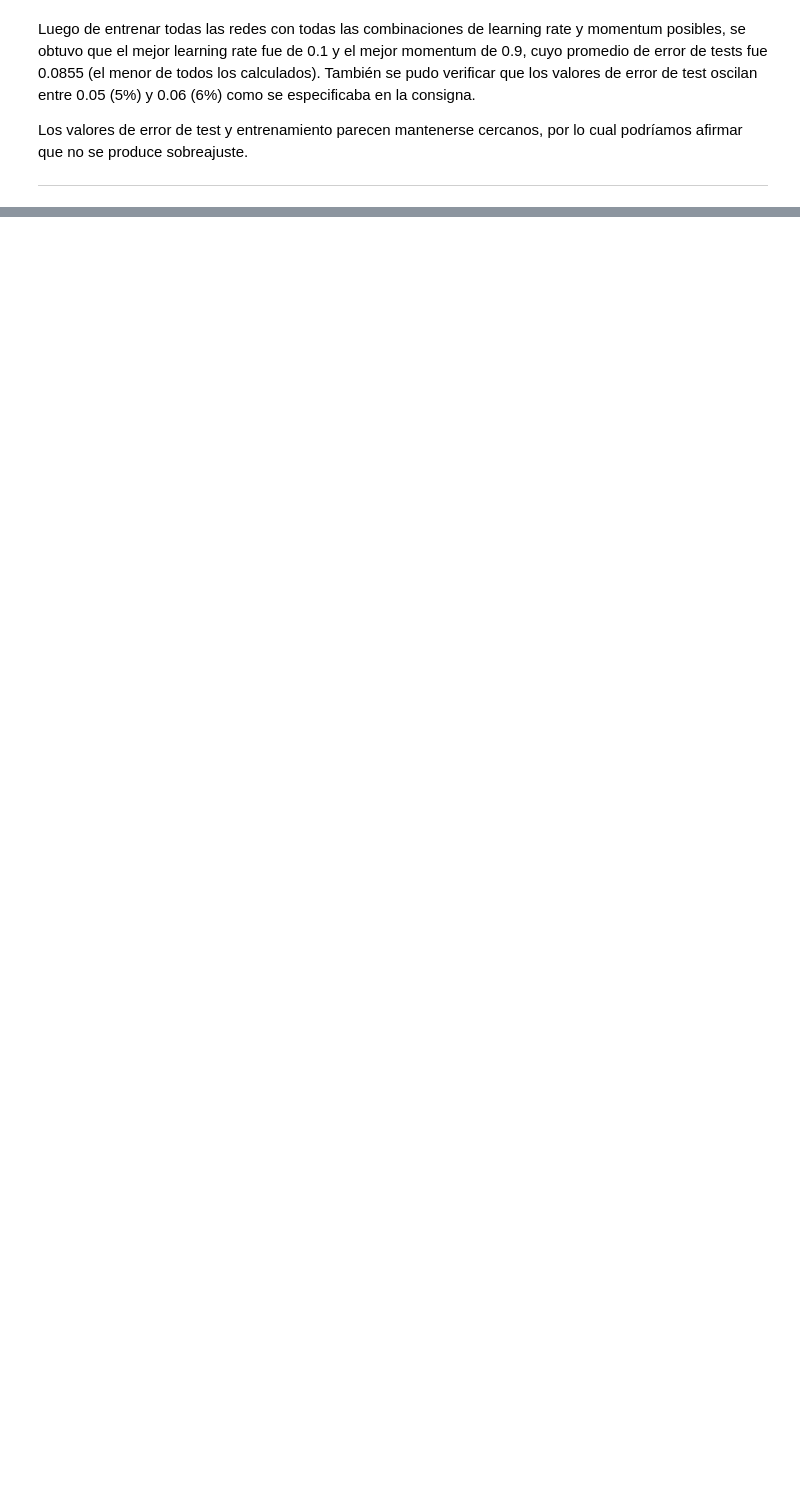
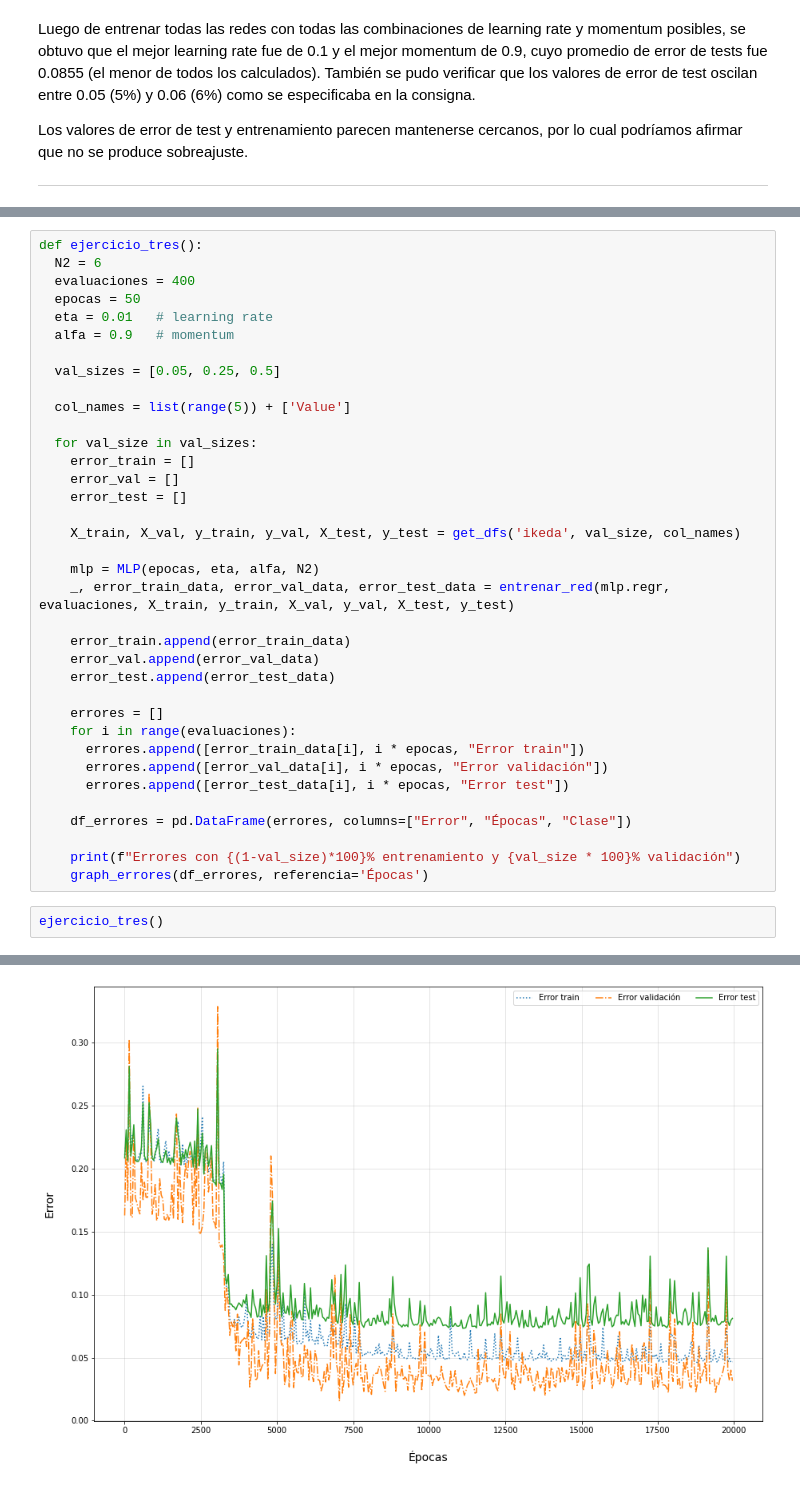
Before and after one commit to sebamoralesasd/IAA, a Jupyter notebook: tp2.ipynb, the cells around one changed output, grey strips where cells are left out. Cells and saved outputs as stored; diff of their text form; blank space fills up the shorter version.

```diff
--- a/tp2.ipynb
+++ b/tp2.ipynb
@@ -176,0 +195,39 @@ Los valores de error de test y entrenamiento parecen mantenerse cercanos, por lo
+# %%
+def ejercicio_tres():
+  N2 = 6
+  evaluaciones = 400
+  epocas = 50
+  eta = 0.01   # learning rate
+  alfa = 0.9   # momentum
+
+  val_sizes = [0.05, 0.25, 0.5]
+
+  col_names = list(range(5)) + ['Value']
+
+  for val_size in val_sizes:
+    error_train = []
+    error_val = []
+    error_test = []
+
+    X_train, X_val, y_train, y_val, X_test, y_test = get_dfs('ikeda', val_size, col_names)
+
+    mlp = MLP(epocas, eta, alfa, N2)
+    _, error_train_data, error_val_data, error_test_data = entrenar_red(mlp.regr, evaluaciones, X_train, y_train, X_val, y_val, X_test, y_test)
+
+    error_train.append(error_train_data)
+    error_val.append(error_val_data)
+    error_test.append(error_test_data)
+
+    errores = []
+    for i in range(evaluaciones):
+      errores.append([error_train_data[i], i * epocas, "Error train"])
+      errores.append([error_val_data[i], i * epocas, "Error validación"])
+      errores.append([error_test_data[i], i * epocas, "Error test"])
+
+    df_errores = pd.DataFrame(errores, columns=["Error", "Épocas", "Clase"])
+
+    print(f"Errores con {(1-val_size)*100}% entrenamiento y {val_size * 100}% validación")
+    graph_errores(df_errores, referencia='Épocas')
+# %%
+ejercicio_tres()
+# %% [output]
@@ -176,0 +237 @@ Los valores de error de test y entrenamiento parecen mantenerse cercanos, por lo
+[figure, added]
```
Also changed, not shown: parts of 4 cells of this notebook, 3 other files.
